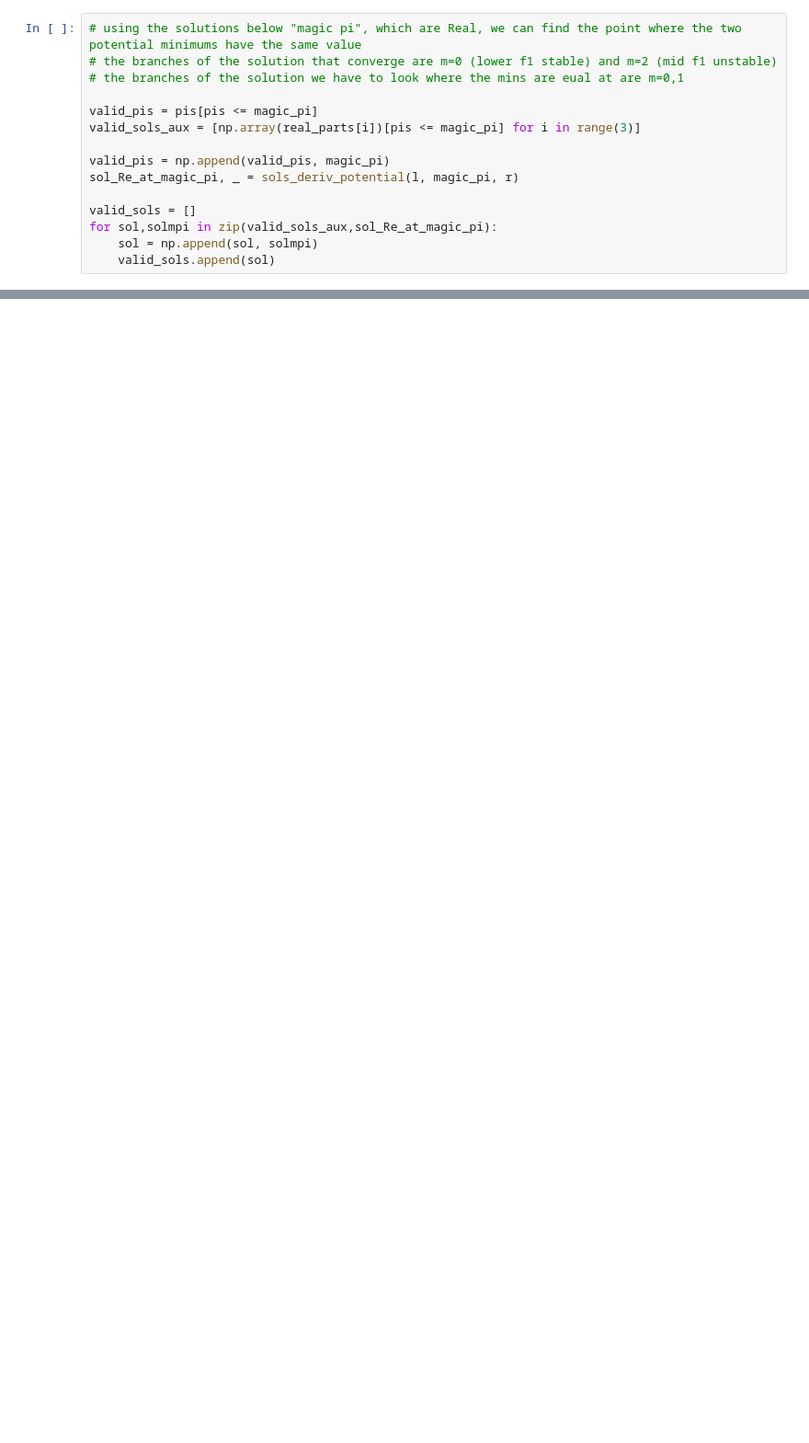
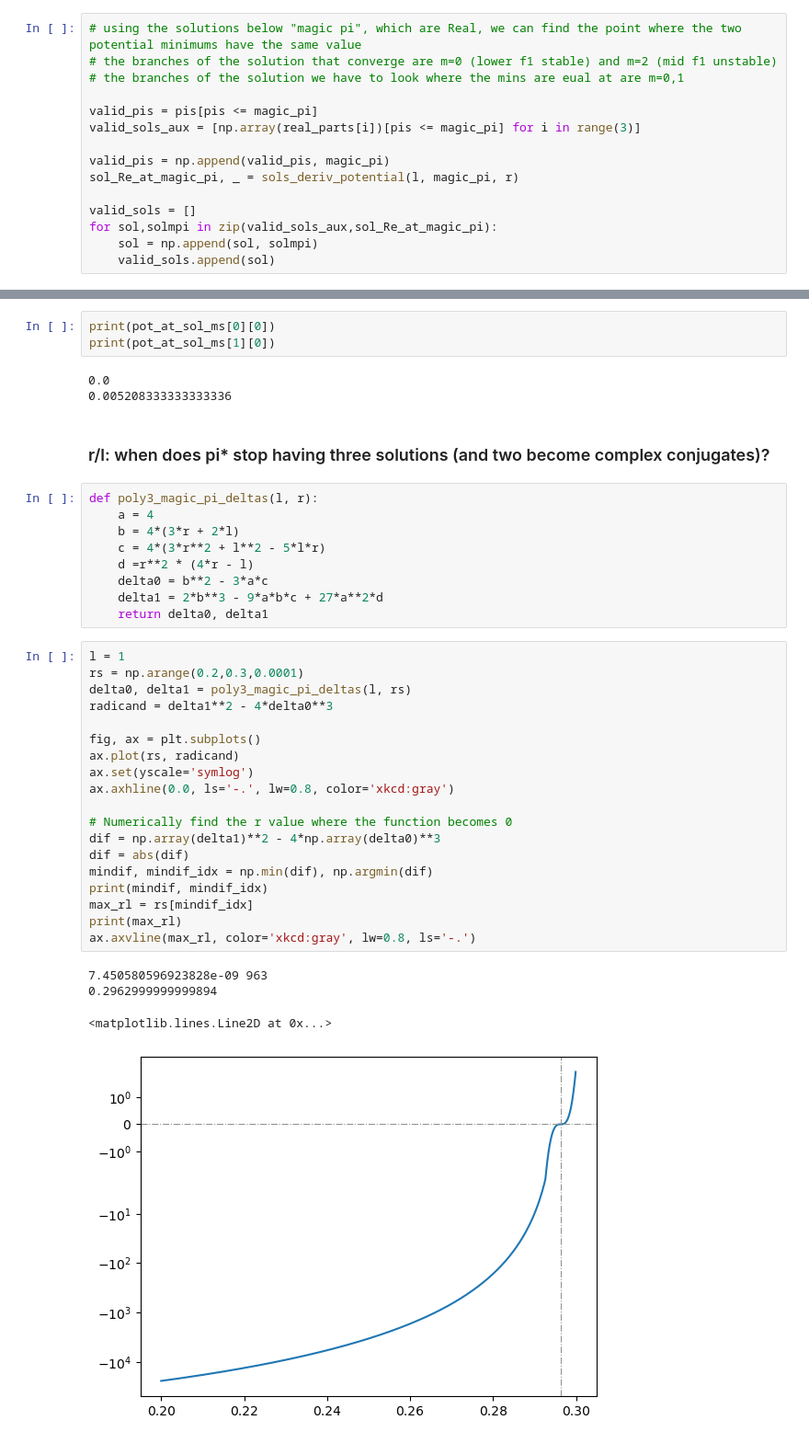
Before and after one commit to dmarchp/TFM_code, a Jupyter notebook: det_sols_f0_as_pi/nonlin_disc_2.ipynb, the cells around one changed output, grey strips where cells are left out. Shown: that part at 92% size. Saved outputs shown, nothing was run; the diff lists cells and outputs as text; blank space fills up the shorter version.

```diff
--- a/det_sols_f0_as_pi/nonlin_disc_2.ipynb
+++ b/det_sols_f0_as_pi/nonlin_disc_2.ipynb
@@ -266,0 +276,41 @@ print(dif[mindif_idx-2:mindif_idx+3])
+# %%
+print(pot_at_sol_ms[0][0])
+print(pot_at_sol_ms[1][0])
+# %% [output]
+0.0
+0.005208333333333336
+# %% [markdown]
+### r/l: when does pi* stop having three solutions (and two become complex conjugates)?
+# %%
+def poly3_magic_pi_deltas(l, r):
+    a = 4
+    b = 4*(3*r + 2*l)
+    c = 4*(3*r**2 + l**2 - 5*l*r)
+    d =r**2 * (4*r - l)
+    delta0 = b**2 - 3*a*c
+    delta1 = 2*b**3 - 9*a*b*c + 27*a**2*d
+    return delta0, delta1
+# %%
+l = 1
+rs = np.arange(0.2,0.3,0.0001)
+delta0, delta1 = poly3_magic_pi_deltas(l, rs)
+radicand = delta1**2 - 4*delta0**3
+
+fig, ax = plt.subplots()
+ax.plot(rs, radicand)
+ax.set(yscale='symlog')
+ax.axhline(0.0, ls='-.', lw=0.8, color='xkcd:gray')
+
+# Numerically find the r value where the function becomes 0
+dif = np.array(delta1)**2 - 4*np.array(delta0)**3
+dif = abs(dif)
+mindif, mindif_idx = np.min(dif), np.argmin(dif)
+print(mindif, mindif_idx)
+max_rl = rs[mindif_idx]
+print(max_rl)
+ax.axvline(max_rl, color='xkcd:gray', lw=0.8, ls='-.')
+# %% [output]
+7.450580596923828e-09 963
+0.2962999999999894
+<matplotlib.lines.Line2D at 0x...>
+[figure, added]
```
Also changed, not shown: parts of 6 cells of this notebook, 1 other file.
